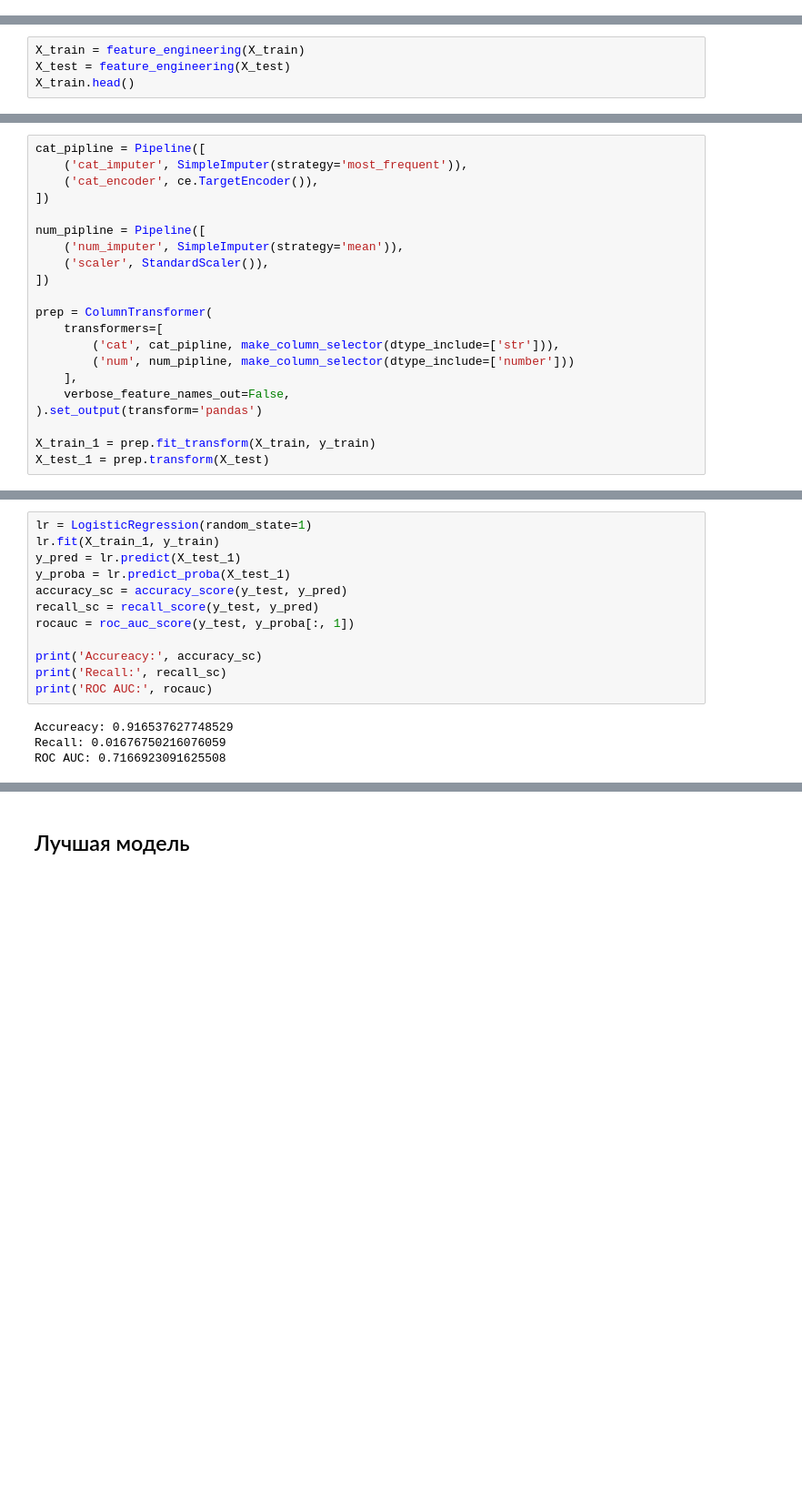
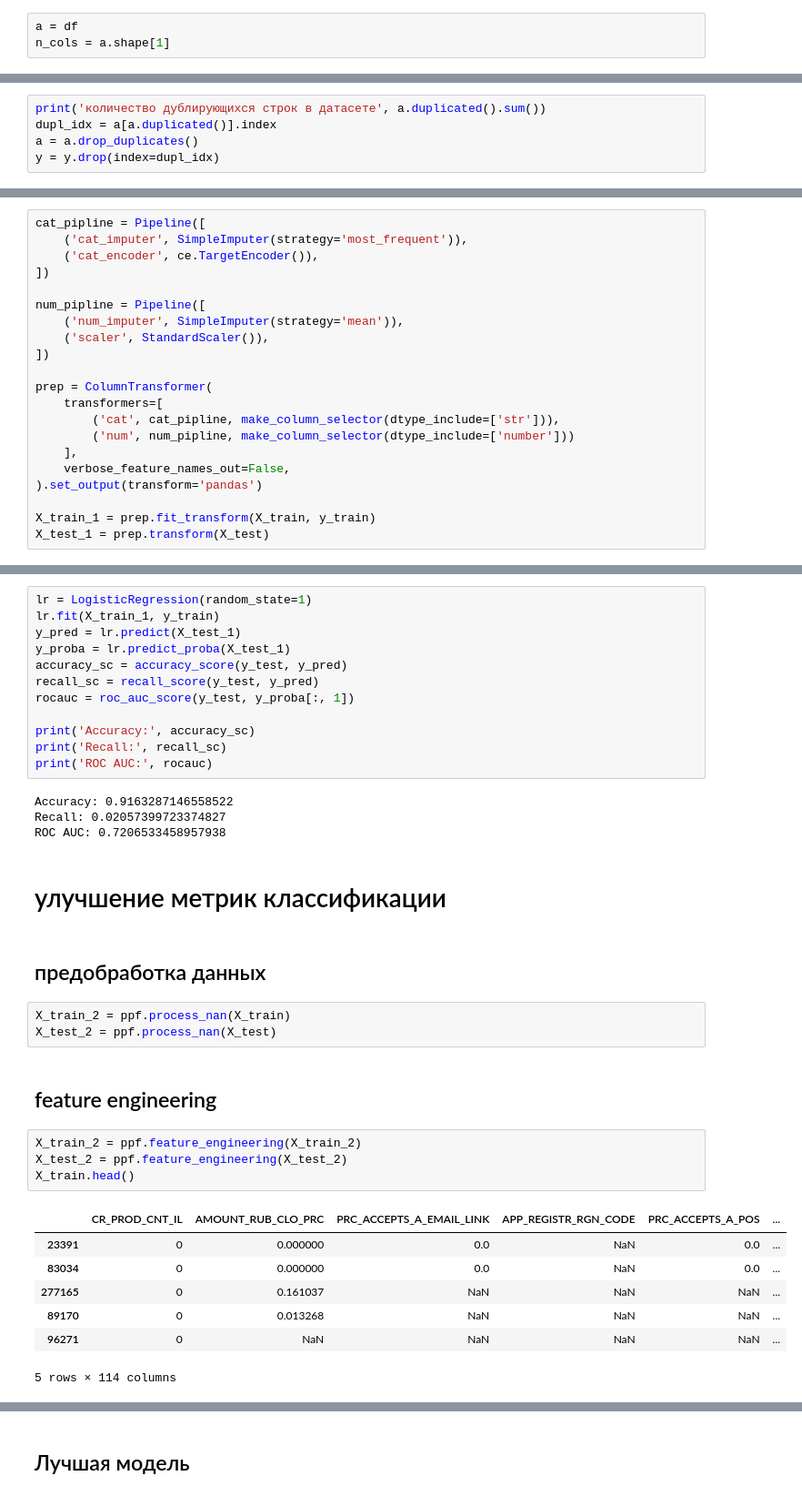
Before and after one commit to ArtemGusenkov/projects, a Jupyter notebook: customer-churn-prediction/notebooks/main.ipynb, the cells around one changed output, grey strips where cells are left out. Shown at 91% size. Saved outputs shown, nothing was run; the diff lists cells and outputs as text; blank space fills up the shorter version.

```diff
--- a/customer-churn-prediction/notebooks/main.ipynb
+++ b/customer-churn-prediction/notebooks/main.ipynb
@@ -61,0 +33,3 @@ n_cols = a.shape[1]
+# %%
+a = df
+n_cols = a.shape[1]
@@ -61,0 +38,5 @@ n_cols = a.shape[1]
+# %%
+print('количество дублирующихся строк в датасете', a.duplicated().sum())
+dupl_idx = a[a.duplicated()].index
+a = a.drop_duplicates()
+y = y.drop(index=dupl_idx)
@@ -66,4 +46,0 @@ X_train, X_test, y_train, y_test = train_test_split(a, y, stratify=y, test_size=
-# %%
-X_train = feature_engineering(X_train)
-X_test = feature_engineering(X_test)
-X_train.head()
@@ -125,10 +83,31 @@ accuracy_sc = accuracy_score(y_test, y_pred)
 recall_sc = recall_score(y_test, y_pred)
 rocauc = roc_auc_score(y_test, y_proba[:, 1])
 
-print('Accureacy:', accuracy_sc)
+print('Accuracy:', accuracy_sc)
 print('Recall:', recall_sc)
 print('ROC AUC:', rocauc)
 # %% [output]
-Accureacy: 0.916537627748529
-Recall: 0.01676750216076059
-ROC AUC: 0.7166923091625508
+Accuracy: 0.9163287146558522
+Recall: 0.02057399723374827
+ROC AUC: 0.7206533458957938
+# %% [markdown]
+# улучшение метрик классификации
+# %% [markdown]
+## предобработка данных
+# %%
+X_train_2 = ppf.process_nan(X_train)
+X_test_2 = ppf.process_nan(X_test)
+# %% [markdown]
+## feature engineering
+# %%
+X_train_2 = ppf.feature_engineering(X_train_2)
+X_test_2 = ppf.feature_engineering(X_test_2)
+X_train.head()
+# %% [output]
+|  | CR_PROD_CNT_IL | AMOUNT_RUB_CLO_PRC | PRC_ACCEPTS_A_EMAIL_LINK | APP_REGISTR_RGN_CODE | PRC_ACCEPTS_A_POS | ... |
+| 23391 | 0 | 0.000000 | 0.0 | NaN | 0.0 | ... |
+| 83034 | 0 | 0.000000 | 0.0 | NaN | 0.0 | ... |
+| 277165 | 0 | 0.161037 | NaN | NaN | NaN | ... |
+| 89170 | 0 | 0.013268 | NaN | NaN | NaN | ... |
+| 96271 | 0 | NaN | NaN | NaN | NaN | ... |
+5 rows × 114 columns
```
Also changed, not shown: parts of 27 cells of this notebook.
